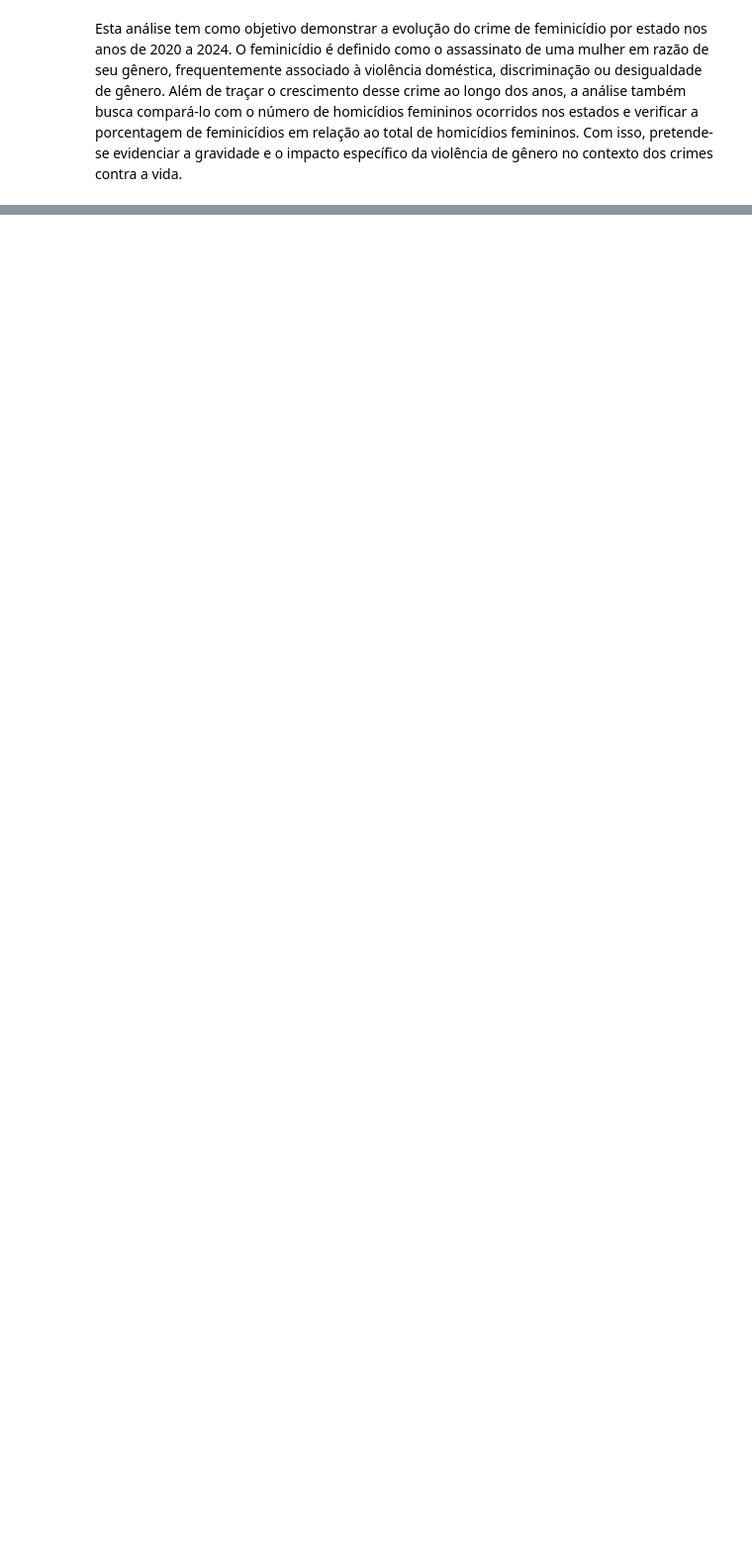
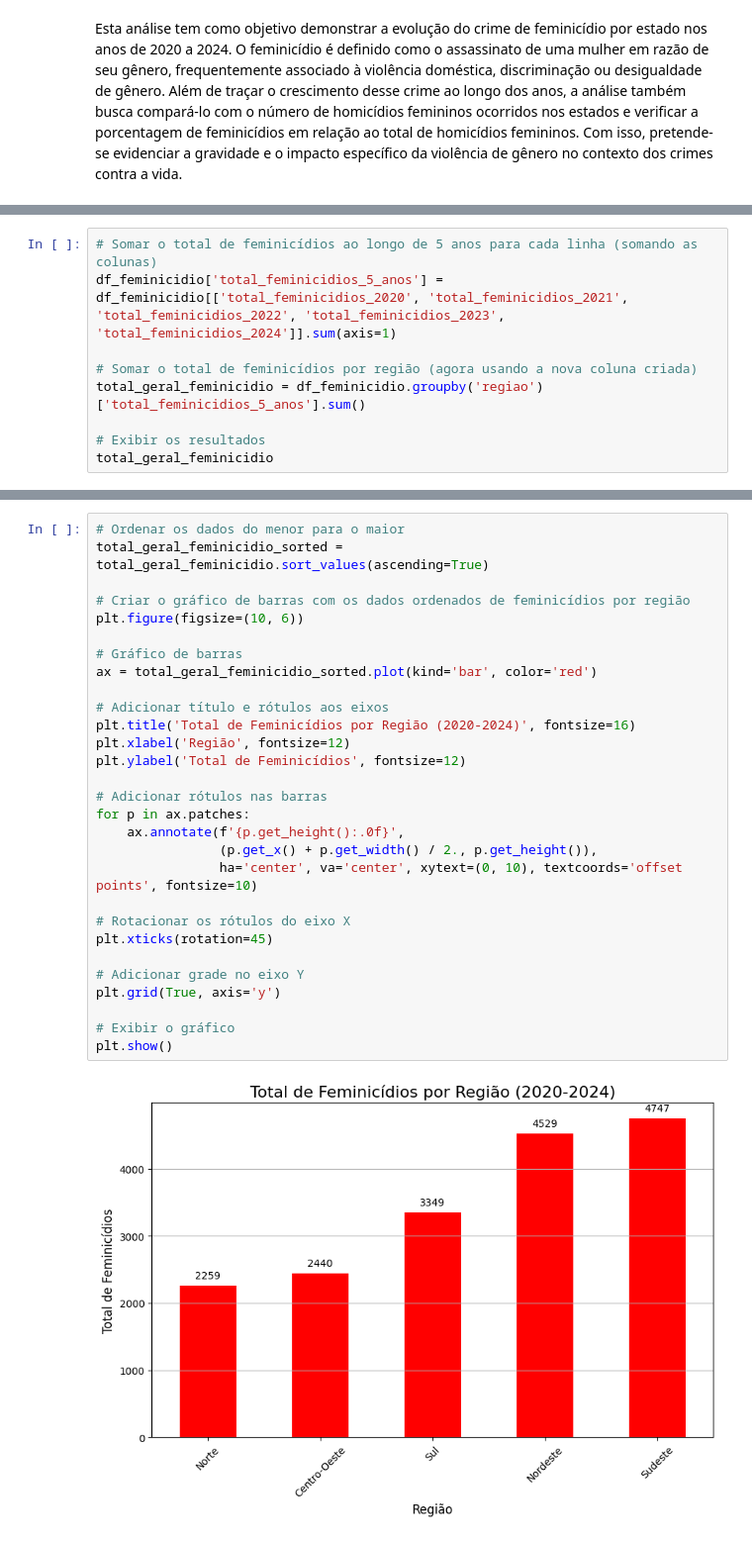
Before and after one commit to CarolyneS14/on33-python-s17-s18-projeto-final, a Jupyter notebook: on33_python_s18_Projeto_Final.ipynb, the cells around one changed output, grey strips where cells are left out. Shown at 99% size. Cells and saved outputs as stored; diff of their text form; blank space fills up the shorter version.

```diff
--- a/on33_python_s18_Projeto_Final.ipynb
+++ b/on33_python_s18_Projeto_Final.ipynb
@@ -33,0 +483,9 @@ database_auxiliar  homicidios_femininos.csv  S17S18-Projeto-Livre.pdf
+# %%
+# Somar o total de feminicídios ao longo de 5 anos para cada linha (somando as colunas)
+df_feminicidio['total_feminicidios_5_anos'] = df_feminicidio[['total_feminicidios_2020', 'total_feminicidios_2021', 'total_feminicidios_2022', 'total_feminicidios_2023', 'total_feminicidios_2024']].sum(axis=1)
+
+# Somar o total de feminicídios por região (agora usando a nova coluna criada)
+total_geral_feminicidio = df_feminicidio.groupby('regiao')['total_feminicidios_5_anos'].sum()
+
+# Exibir os resultados
+total_geral_feminicidio
@@ -33,0 +551,31 @@ database_auxiliar  homicidios_femininos.csv  S17S18-Projeto-Livre.pdf
+# %%
+# Ordenar os dados do menor para o maior
+total_geral_feminicidio_sorted = total_geral_feminicidio.sort_values(ascending=True)
+
+# Criar o gráfico de barras com os dados ordenados de feminicídios por região
+plt.figure(figsize=(10, 6))
+
+# Gráfico de barras
+ax = total_geral_feminicidio_sorted.plot(kind='bar', color='red')
+
+# Adicionar título e rótulos aos eixos
+plt.title('Total de Feminicídios por Região (2020-2024)', fontsize=16)
+plt.xlabel('Região', fontsize=12)
+plt.ylabel('Total de Feminicídios', fontsize=12)
+
+# Adicionar rótulos nas barras
+for p in ax.patches:
+    ax.annotate(f'{p.get_height():.0f}',
+                (p.get_x() + p.get_width() / 2., p.get_height()),
+                ha='center', va='center', xytext=(0, 10), textcoords='offset points', fontsize=10)
+
+# Rotacionar os rótulos do eixo X
+plt.xticks(rotation=45)
+
+# Adicionar grade no eixo Y
+plt.grid(True, axis='y')
+
+# Exibir o gráfico
+plt.show()
+# %% [output]
+[figure, added]
```
Also changed, not shown: parts of 90 cells of this notebook.
